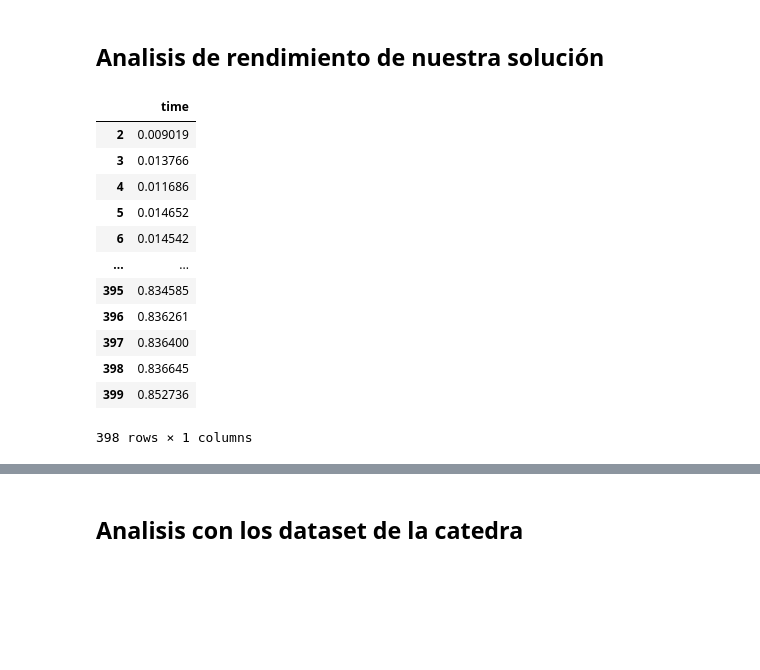
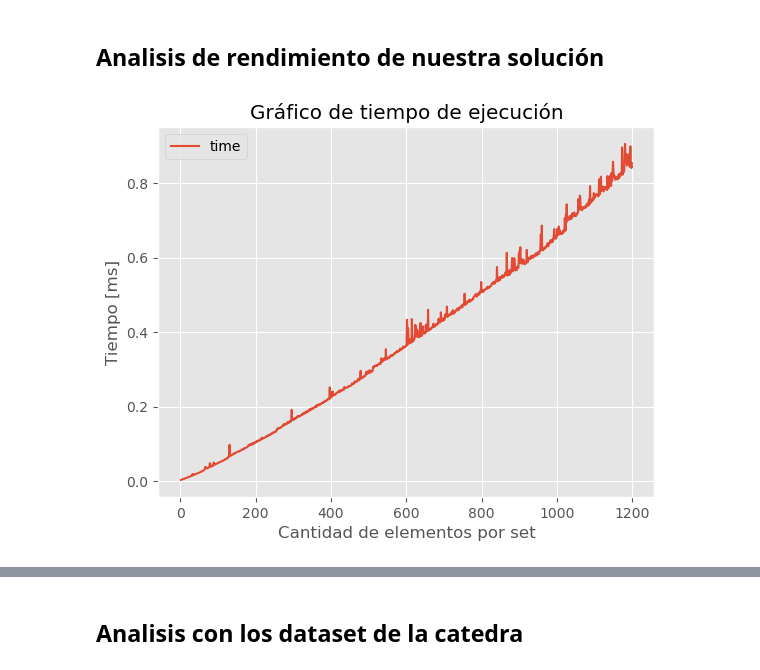
Before and after one commit to astrocinco/2c2023-TDA1-TP1, a Jupyter notebook: solutions_graphic_analisis.ipynb, the cells around one changed output, grey strips where cells are left out. Drawn from its saved outputs; the diff is of its cells as text; code cells hidden in the pictures; blank space fills up the shorter version.

```diff
--- a/solutions_graphic_analisis.ipynb
+++ b/solutions_graphic_analisis.ipynb
@@ -7,19 +7,7 @@ import solutions_analisis
 # %% [markdown]
 ## Analisis de rendimiento de nuestra solución
 # %%
-df_time = solutions_analisis.get_execution_time(solutions.get_optimal_analisis_order, max=400, rep=100)
-df_time
+df_time = solutions_analisis.get_execution_time(solutions.get_optimal_analisis_order, max=1200, rep=200, size=10)
+graph.make_execution_time_graph(df_time)
 # %% [output]
-|  | time |
-| 2 | 0.009019 |
-| 3 | 0.013766 |
-| 4 | 0.011686 |
-| 5 | 0.014652 |
-| 6 | 0.014542 |
-| ... | ... |
-| 395 | 0.834585 |
-| 396 | 0.836261 |
-| 397 | 0.836400 |
-| 398 | 0.836645 |
-| 399 | 0.852736 |
-398 rows × 1 columns
+[figure, added]
```
Also changed, not shown: parts of 8 cells of this notebook.
